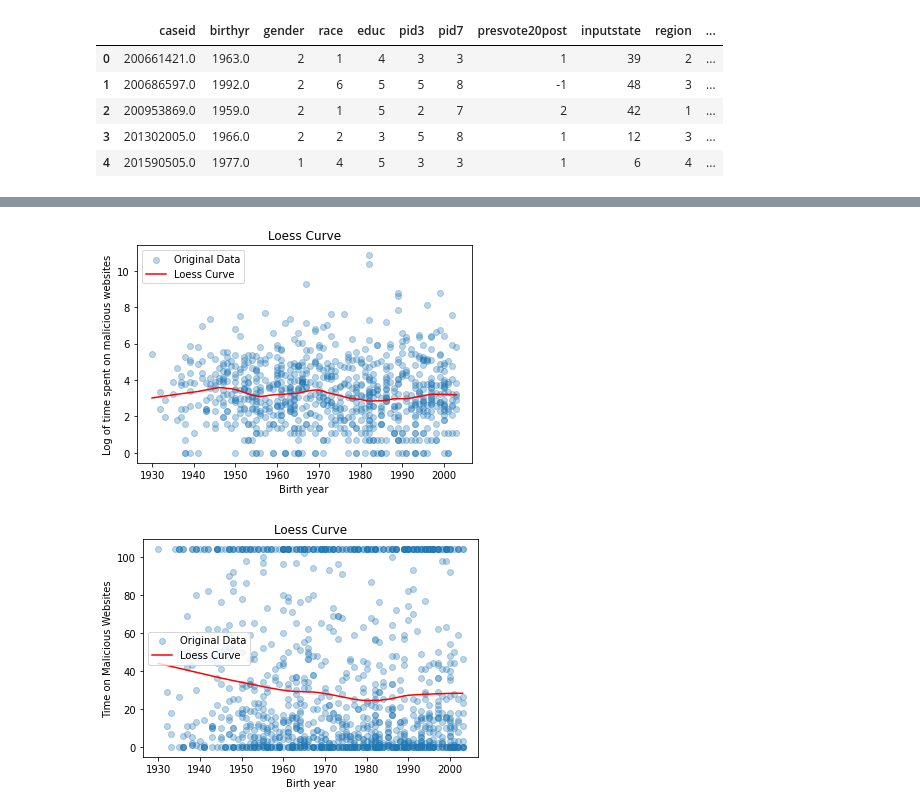
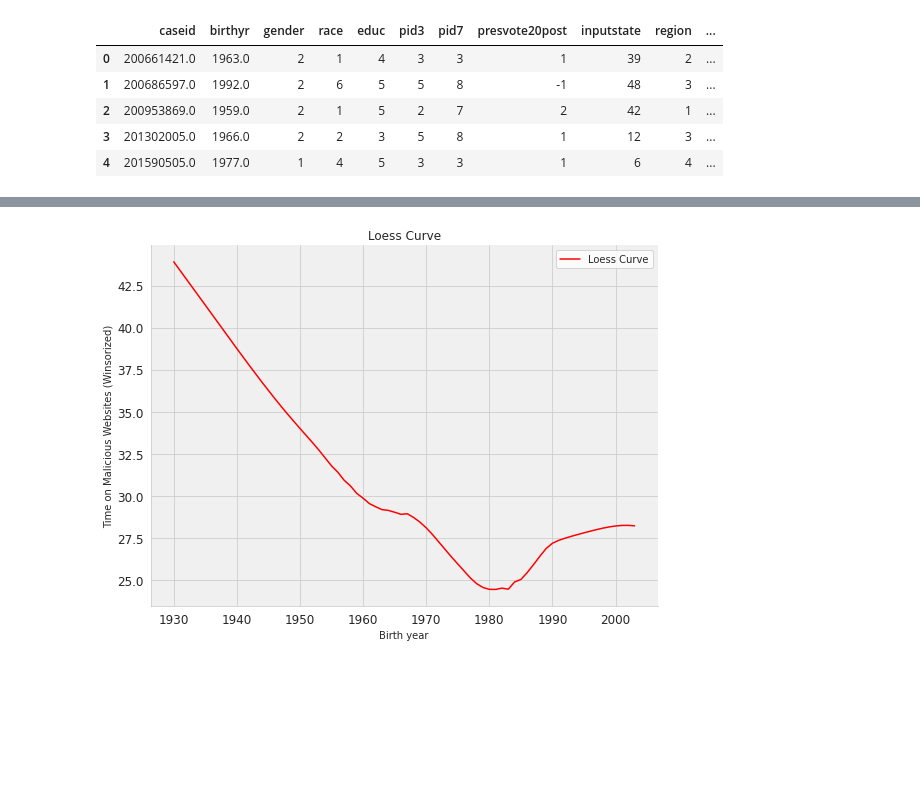
Before and after one commit to themains/bad_domains, a Jupyter notebook: scripts/04_digital_gap.ipynb, the cells around one changed output, grey strips where cells are left out. Saved outputs shown, nothing was run; the diff lists cells and outputs as text; code cells hidden in the pictures; blank space fills up the shorter version.

```diff
--- a/scripts/04_digital_gap.ipynb
+++ b/scripts/04_digital_gap.ipynb
@@ -258,14 +299,30 @@ plt.show()
 import statsmodels.api as sm
 lowess = sm.nonparametric.lowess
 
-# Your code for loading data and processing here...
+sns.set_style("whitegrid")  # Set the plot style
+plt.figure(figsize=(8, 6))
 
-lowess_model = lowess(np.log(fin_dat['malicious_time']), fin_dat['birthyr'], frac=0.2)
+lowess_model = lowess(fin_dat['malicious_time'], fin_dat['birthyr'], frac=0.3)
 
-plt.scatter(fin_dat['birthyr'], np.log(fin_dat['malicious_time']), alpha=0.3, label='Original Data')
 plt.plot(lowess_model[:, 0], lowess_model[:, 1], color='red', label='Lowess Smoothed')
+
+# Adjust tick label sizes
+plt.xticks(fontsize=12)
+plt.yticks(fontsize=12)
+
+# Add a light gray background to the plot
+plt.gca().set_facecolor('#f0f0f0')
+
+# Remove right and top spines
+plt.gca().spines['right'].set_visible(False)
+plt.gca().spines['top'].set_visible(False)
+
 plt.xlabel('Birth Year')
 plt.ylabel('Log of Malicious Time')
 plt.legend()
+
+plt.tight_layout()
+
+plt.savefig('age_time_malicious.png', dpi=300)
 plt.show()
 # %% [output]
@@ -273,33 +330,33 @@ plt.show()
-# %%
-import numpy as np
-import pandas as pd
-from pandas.util._decorators import Appender
-import seaborn as sns
-import statsmodels.api as sm
-
-lowess = sm.nonparametric.lowess(np.log(fin_dat['malicious_time']), fin_dat['birthyr'], frac=0.2)
-
-plt.scatter(fin_dat['birthyr'], np.log(fin_dat['malicious_time']), alpha=0.3, label='Original Data')
-plt.plot(lowess[:, 0], lowess[:, 1], color='red', label='Loess Curve')
-plt.legend()
-plt.xlabel('Birth year')
-plt.ylabel('Log of time spent on malicious websites')
-plt.title('Loess Curve')
-plt.show()
-# %% [output]
-[figure, removed]
 # %%
 from scipy.stats.mstats import winsorize
 winsorized_mal_time = winsorize(fin_dat['malicious_time'], limits=(0.0, 0.2))  # Adjust the limits as per your preference
 
 lowess = sm.nonparametric.lowess(winsorized_mal_time, fin_dat['birthyr'], frac=0.5)
 
-plt.scatter(fin_dat['birthyr'], winsorized_mal_time, alpha=0.3, label='Original Data')
+sns.set_style("whitegrid")  # Set the plot style
+plt.figure(figsize=(8, 6))
+
 plt.plot(lowess[:, 0], lowess[:, 1], color='red', label='Loess Curve')
+
+# Adjust tick label sizes
+plt.xticks(fontsize=12)
+plt.yticks(fontsize=12)
+
+# Add a light gray background to the plot
+plt.gca().set_facecolor('#f0f0f0')
+
+# Remove right and top spines
+plt.gca().spines['right'].set_visible(False)
+plt.gca().spines['top'].set_visible(False)
+
 plt.legend()
 plt.xlabel('Birth year')
-plt.ylabel('Time on Malicious Websites')
+plt.ylabel('Time on Malicious Websites (Winsorized)')
 plt.title('Loess Curve')
+
+plt.tight_layout()
+
+plt.savefig('age_time_malicious_winsorized.png', dpi=300)
 plt.show()
 # %% [output]
-[figure, old version]
+[figure, new version]
```
Also changed, not shown: parts of 21 cells of this notebook.
